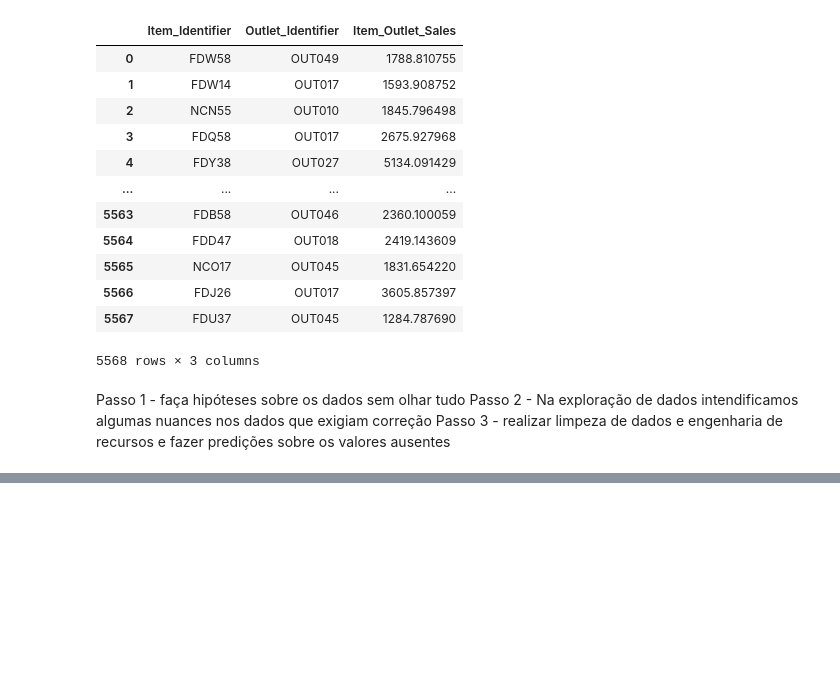
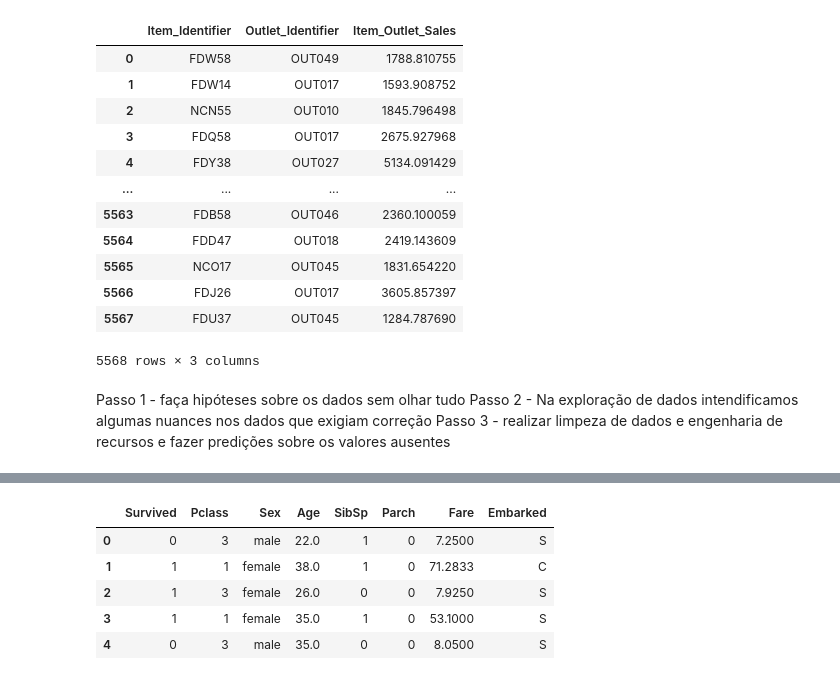
Before and after one commit to ramonfv/Machine-Learning, a Jupyter notebook: Machine_Learning_cap3.ipynb, the cells around one changed output, grey strips where cells are left out. Saved outputs shown, nothing was run; the diff lists cells and outputs as text; code cells hidden in the pictures; blank space fills up the shorter version.

Commit message:
Regressão Logistica  case Survival of Titanic Passengers

```diff
--- a/Machine_Learning_cap3.ipynb
+++ b/Machine_Learning_cap3.ipynb
@@ -891,0 +951,6 @@ Passo 3 - realizar limpeza de dados e engenharia de recursos e fazer predições
+# %%
+pathTrain = '/content/drive/MyDrive/Colab Notebooks/Simplilearn/Machine Learning/2789_RES_Demo_Datasets/Demo Datasets/Lesson 4/train.csv'
+pathTest = '/content/drive/MyDrive/Colab Notebooks/Simplilearn/Machine Learning/2789_RES_Demo_Datasets/Demo Datasets/Lesson 4/test.csv'
+# %%
+dfTrain = pd.read_csv(pathTrain)
+dfTrain.shape
@@ -891,0 +1008,12 @@ Passo 3 - realizar limpeza de dados e engenharia de recursos e fazer predições
+# %%
+# algumas informações são irrelevantes para o modelo dado a proposta, sendo assim
+# o que não for relevantes será excuido
+dfTrain = dfTrain.drop(['PassengerId', 'Name', 'Ticket', 'Cabin'], axis = 1)
+dfTrain.head()
+# %% [output]
+|  | Survived | Pclass | Sex | Age | SibSp | Parch | Fare | Embarked |
+| 0 | 0 | 3 | male | 22.0 | 1 | 0 | 7.2500 | S |
+| 1 | 1 | 1 | female | 38.0 | 1 | 0 | 71.2833 | C |
+| 2 | 1 | 3 | female | 26.0 | 0 | 0 | 7.9250 | S |
+| 3 | 1 | 1 | female | 35.0 | 1 | 0 | 53.1000 | S |
+| 4 | 0 | 3 | male | 35.0 | 0 | 0 | 8.0500 | S |
```
Also changed, not shown: parts of 35 cells of this notebook.
